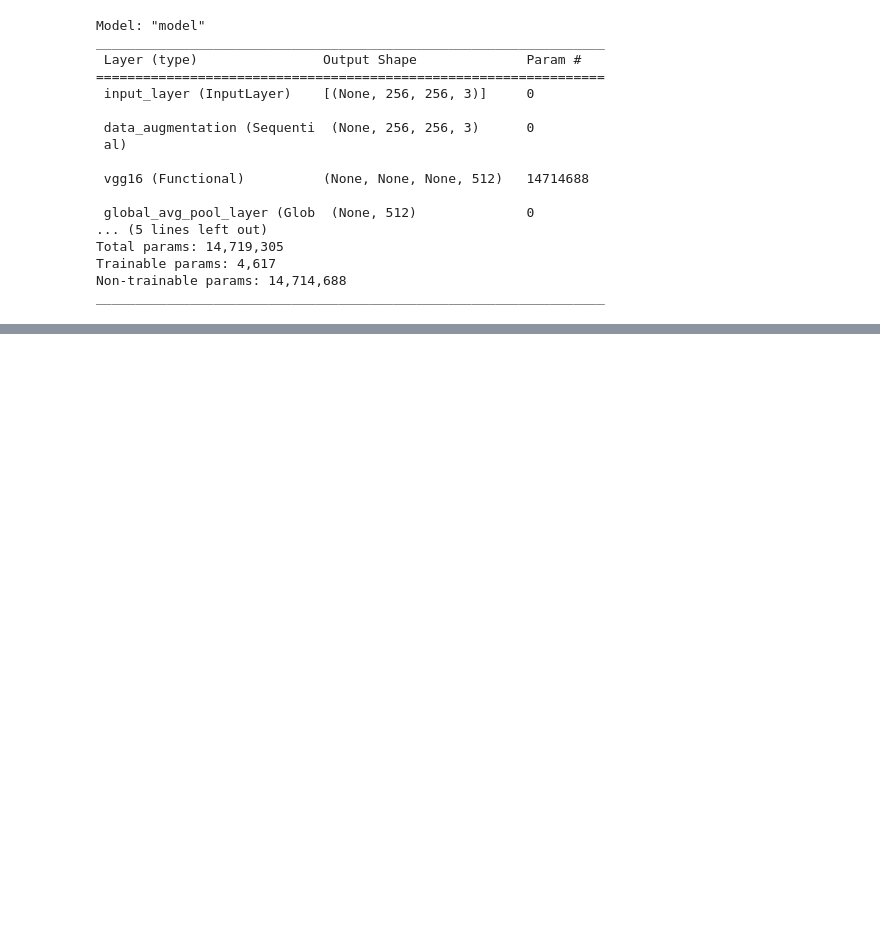
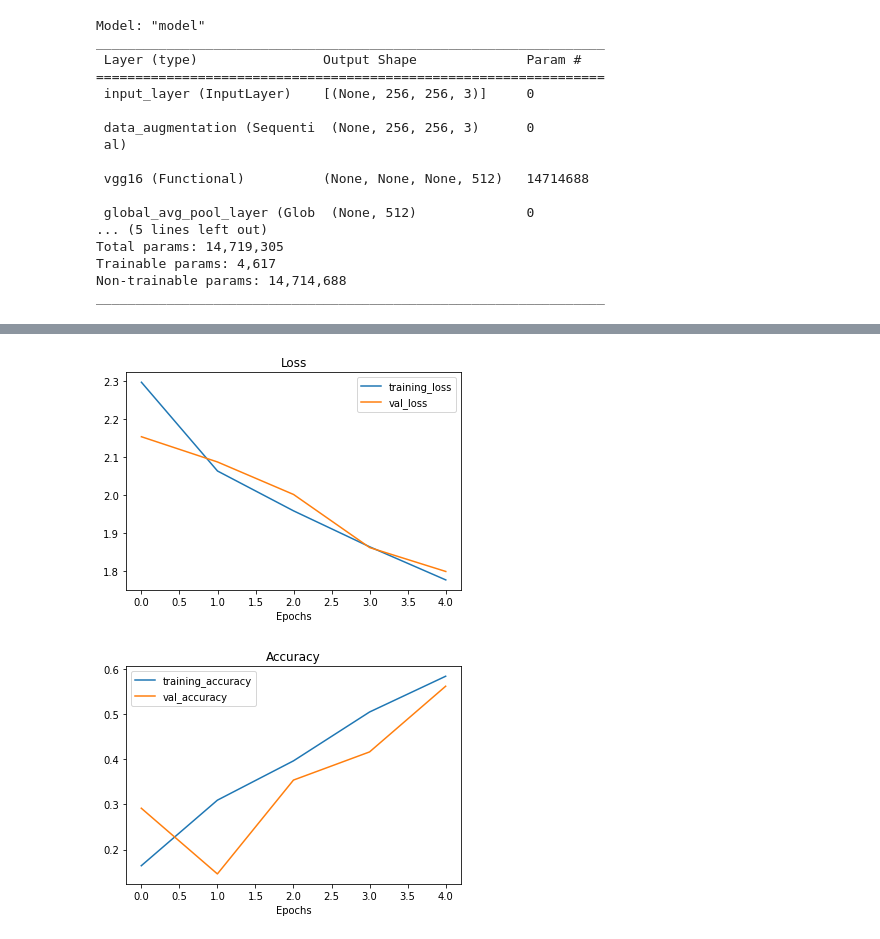
Before and after one commit to perkeje/fif_the_statue_cnn, a Jupyter notebook: Copy_of_FindTheStatue.ipynb, the cells around one changed output, grey strips where cells are left out. Drawn from its saved outputs; the diff is of its cells as text; code cells hidden in the pictures; blank space fills up the shorter version.

```diff
--- a/Copy_of_FindTheStatue.ipynb
+++ b/Copy_of_FindTheStatue.ipynb
@@ -114,10 +98,10 @@ data_augmentation = Sequential([
 ], name="data_augmentation")
 # %%
-base_model = tf.keras.applications.VGG16(include_top=False)
+base_model = tf.keras.applications.vgg16.VGG16(include_top=False)
 base_model.trainable=False
 inputs = layers.Input(shape=(256,256,3),name="input_layer")
 x= data_augmentation(inputs)
 x= base_model(x,training=False)
 x = layers.GlobalAveragePooling2D(name="global_avg_pool_layer")(x)
-outputs = layers.Dense(9,activation="softmax")(x)
+outputs = layers.Dense(len(train_data.class_names),activation="softmax")(x)
 model = tf.keras.Model(inputs,outputs)
@@ -142,19 +130,20 @@ Trainable params: 4,617
 Non-trainable params: 14,714,688
 _________________________________________________________________
 # %%
-# checkpoint_path="checkpoint_1"
-# checkpoint_callback = tf.keras.callbacks.ModelCheckpoint(checkpoint_path,
-#                                                          save_weights_only=True,
-#                                                          monitor="val_accuracy",
-#                                                          save_best_only=True)
+checkpoint_path="checkpoint_1"
+checkpoint_callback = tf.keras.callbacks.ModelCheckpoint(checkpoint_path,
+                                                         save_weights_only=True,
+                                                         monitor="val_accuracy",
+                                                         save_best_only=True)
 # %%
-# model.compile(loss="categorical_crossentropy",
-#               optimizer=tf.keras.optimizers.Adam(),
-#               metrics=["accuracy"])
+model.compile(loss="categorical_crossentropy",
+              optimizer=tf.keras.optimizers.Adam(),
+              metrics=["accuracy"])
 
-# history_1 =model.fit(train_data,
-#                      epochs=5, # fit for 5 epochs to keep experiments quick
-#                      steps_per_epoch= len(train_data),
-#                      validation_data=test_data,
-#                      validation_steps=int(.1*len(test_data)), # evaluate on smaller portion of test data
-#                      callbacks=[checkpoint_callback])
+history_1 =model.fit(train_data,
+                     epochs=5,
+                     steps_per_epoch= len(train_data),
+                     validation_data=test_data,
+                     validation_steps=int(.5*len(test_data)),
+                     callbacks=[checkpoint_callback]
+                     )
@@ -166,3 +167,8 @@ _________________________________________________________________
+# %%
+plot_loss_curves(history_1)
+# %% [output]
+[figure, added]
+[figure, added]
 # %%
 base_model.trainable = True
 for layer in base_model.layers[:-15]:
```
Also changed, not shown: parts of 19 cells of this notebook.
